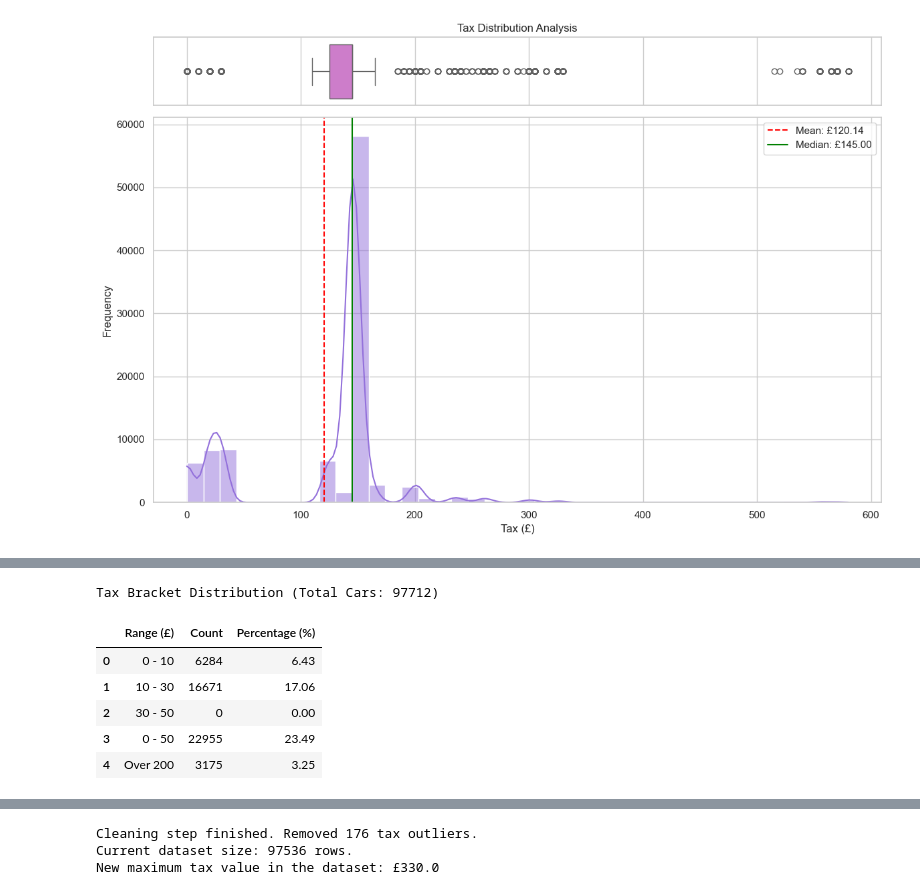
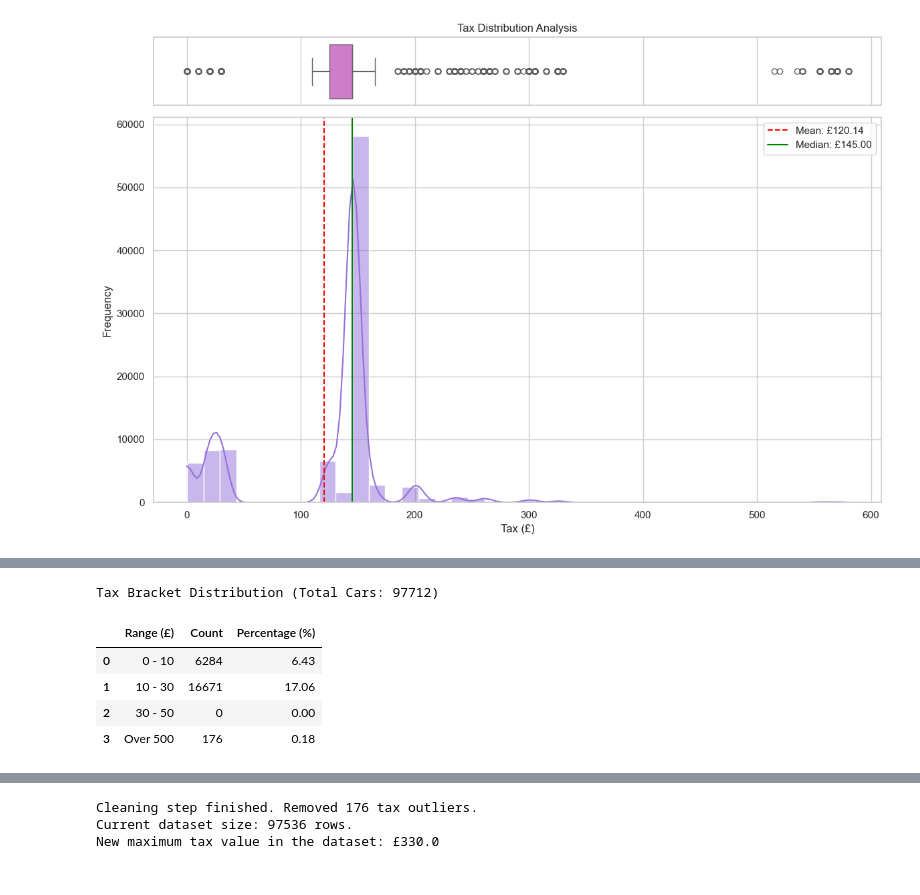
Before and after one commit to FiloDelu03/Machine-Learning-Group-AO-daje-roma-daje-, a Jupyter notebook: EDA.ipynb, the cells around one changed output, grey strips where cells are left out. Drawn from its saved outputs; the diff is of its cells as text; code cells hidden in the pictures.

```diff
--- a/EDA.ipynb
+++ b/EDA.ipynb
@@ -209,31 +222,29 @@ plt.show()
 # %%
 # Define the tax ranges as requested
 # We use absolute filtering to avoid overlaps where specified
 ranges = {
     '0 - 10':  master_df[(master_df['tax'] >= 0) & (master_df['tax'] <= 10)],
     '10 - 30': master_df[(master_df['tax'] > 10) & (master_df['tax'] <= 30)],
     '30 - 50': master_df[(master_df['tax'] > 30) & (master_df['tax'] <= 50)],
-    '0 - 50':  master_df[(master_df['tax'] >= 0) & (master_df['tax'] <= 50)],
-    'Over 200': master_df[master_df['tax'] > 200]
+    'Over 500': master_df[master_df['tax'] > 500]
 }
 
 total_cars = len(master_df)
 
 # Create a summary table
 tax_analysis = []
 for label, df_slice in ranges.items():
     count = len(df_slice)
     percentage = (count / total_cars) * 100
     tax_analysis.append({'Range (£)': label, 'Count': count, 'Percentage (%)': round(percentage, 2)})
 
 tax_summary_df = pd.DataFrame(tax_analysis)
 print(f"Tax Bracket Distribution (Total Cars: {total_cars})")
 display(tax_summary_df)
 # %% [output]
 Tax Bracket Distribution (Total Cars: 97712)
 |  | Range (£) | Count | Percentage (%) |
 | 0 | 0 - 10 | 6284 | 6.43 |
 | 1 | 10 - 30 | 16671 | 17.06 |
 | 2 | 30 - 50 | 0 | 0.00 |
-| 3 | 0 - 50 | 22955 | 23.49 |
-| 4 | Over 200 | 3175 | 3.25 |
+| 3 | Over 500 | 176 | 0.18 |
```
Also changed, not shown: parts of 88 cells of this notebook.
